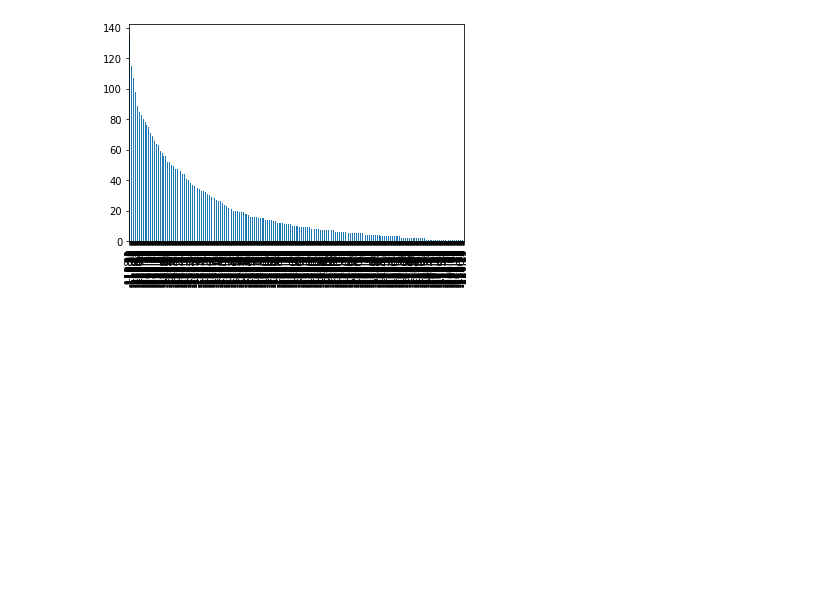
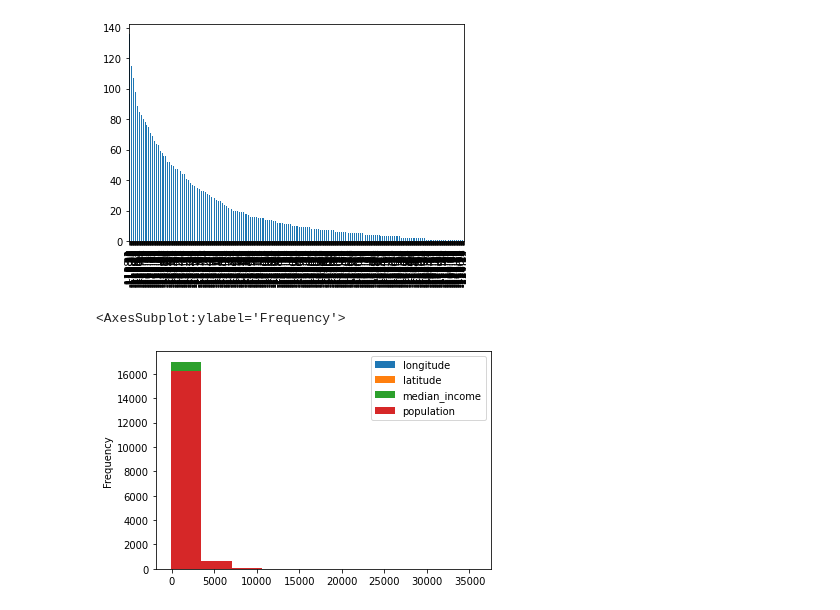
Before and after one commit to arunmhh/GITRPY, a Jupyter notebook: gitrpy.ipynb, the cells around one changed output. Cells and saved outputs as stored; diff of their text form; code cells hidden in the pictures; blank space fills up the shorter version.

```diff
--- a/gitrpy.ipynb
+++ b/gitrpy.ipynb
@@ -134,3 +134,8 @@ pd.value_counts(TT['longitude']).plot.bar()
 # %% [output]
 <AxesSubplot:>
 [figure]
+# %%
+TT.plot.hist()
+# %% [output]
+<AxesSubplot:ylabel='Frequency'>
+[figure, added]
```
Also changed, not shown: parts of 3 cells of this notebook.
